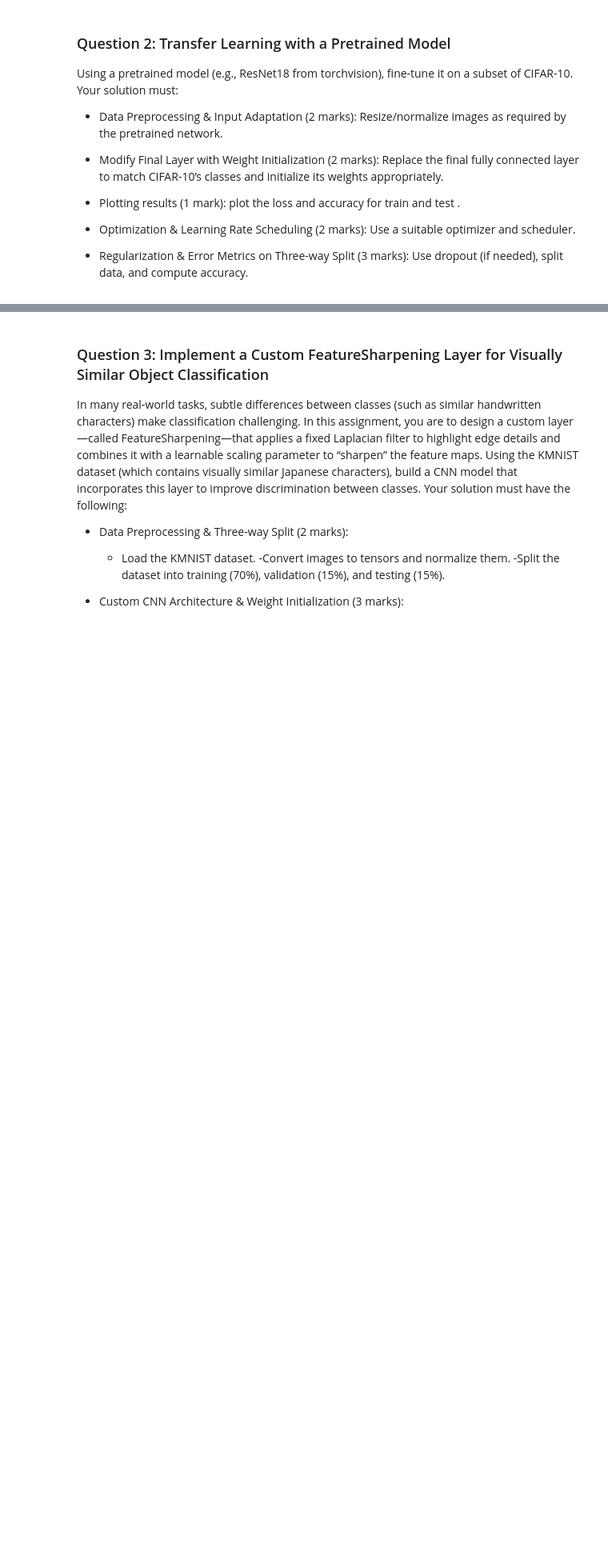
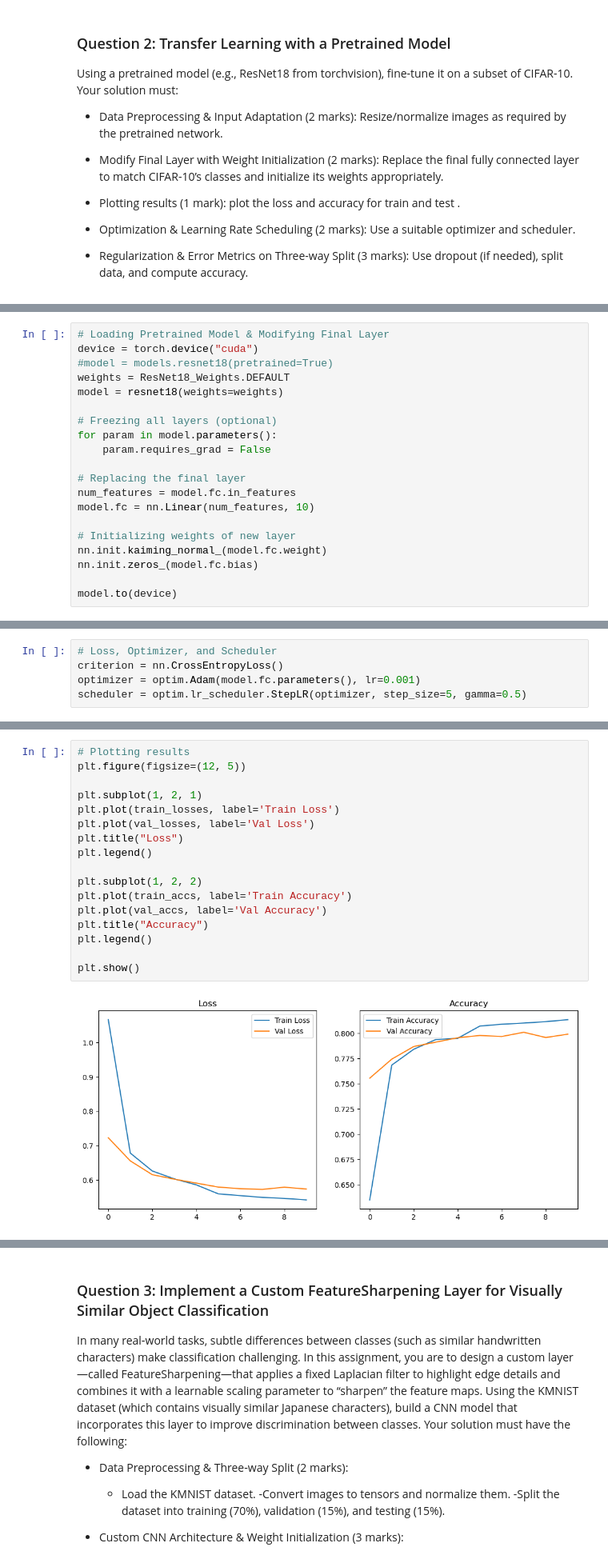
Before and after one commit to omaraboelfadl/COE49413-S25-Group-1, a Jupyter notebook: CV HW3/HW_3_CV.ipynb, the cells around one changed output, grey strips where cells are left out. Shown at 80% size. Saved outputs shown, nothing was run; the diff lists cells and outputs as text; blank space fills up the shorter version.

```diff
--- a/CV HW3/HW_3_CV.ipynb
+++ b/CV HW3/HW_3_CV.ipynb
@@ -126,0 +162,20 @@ Using a pretrained model (e.g., ResNet18 from torchvision), fine-tune it on a su
+# %%
+# Loading Pretrained Model & Modifying Final Layer
+device = torch.device("cuda")
+#model = models.resnet18(pretrained=True)
+weights = ResNet18_Weights.DEFAULT
+model = resnet18(weights=weights)
+
+# Freezing all layers (optional)
+for param in model.parameters():
+    param.requires_grad = False
+
+# Replacing the final layer
+num_features = model.fc.in_features
+model.fc = nn.Linear(num_features, 10)
+
+# Initializing weights of new layer
+nn.init.kaiming_normal_(model.fc.weight)
+nn.init.zeros_(model.fc.bias)
+
+model.to(device)
@@ -126,0 +200,5 @@ Using a pretrained model (e.g., ResNet18 from torchvision), fine-tune it on a su
+# %%
+# Loss, Optimizer, and Scheduler
+criterion = nn.CrossEntropyLoss()
+optimizer = optim.Adam(model.fc.parameters(), lr=0.001)
+scheduler = optim.lr_scheduler.StepLR(optimizer, step_size=5, gamma=0.5)
@@ -126,0 +272,19 @@ Using a pretrained model (e.g., ResNet18 from torchvision), fine-tune it on a su
+# %%
+# Plotting results
+plt.figure(figsize=(12, 5))
+
+plt.subplot(1, 2, 1)
+plt.plot(train_losses, label='Train Loss')
+plt.plot(val_losses, label='Val Loss')
+plt.title("Loss")
+plt.legend()
+
+plt.subplot(1, 2, 2)
+plt.plot(train_accs, label='Train Accuracy')
+plt.plot(val_accs, label='Val Accuracy')
+plt.title("Accuracy")
+plt.legend()
+
+plt.show()
+# %% [output]
+[figure, added]
```
Also changed, not shown: parts of 7 cells of this notebook.
